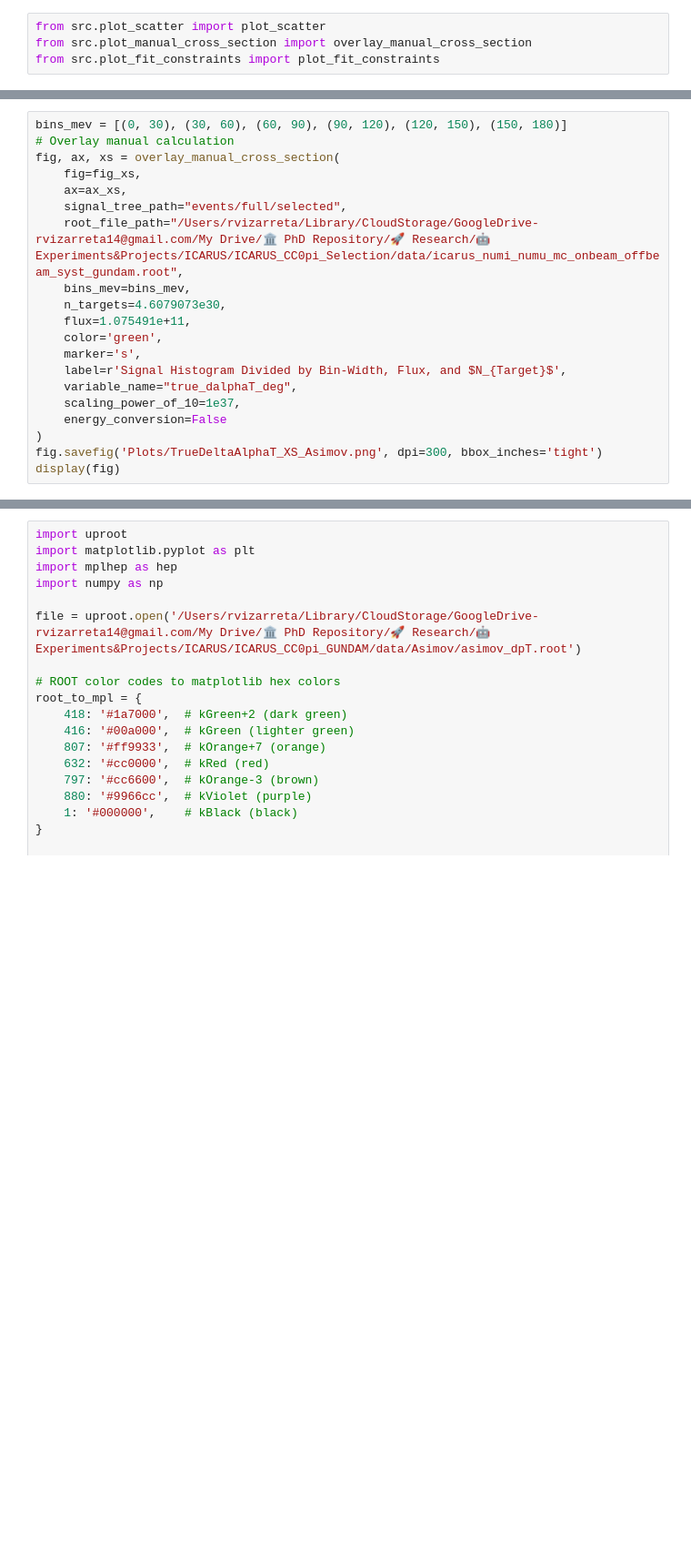
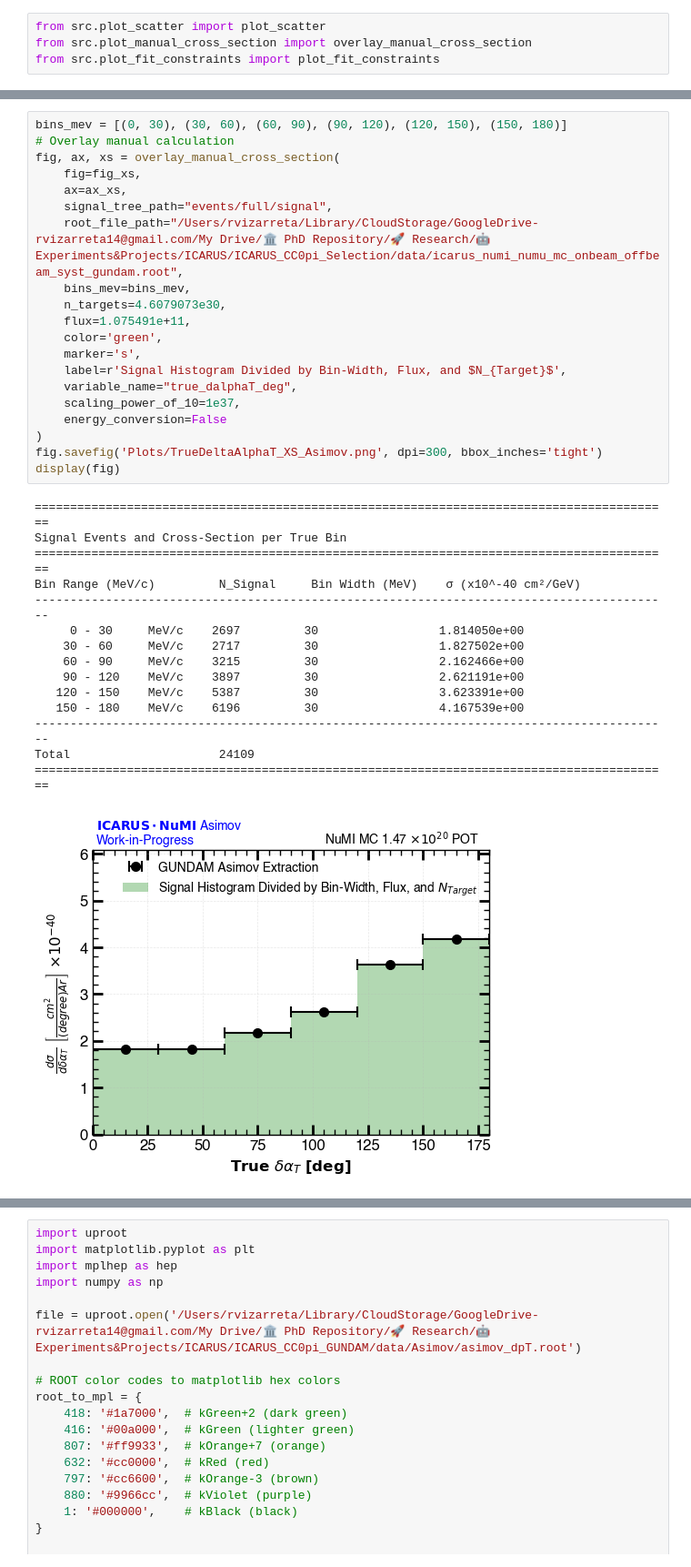
Before and after one commit to rvizarreta/gundam-icarus, a Jupyter notebook: Notebooks/Asimov_Studies.ipynb, the cells around one changed output, grey strips where cells are left out. Shown at 91% size. Drawn from its saved outputs; the diff is of its cells as text; blank space fills up the shorter version.

```diff
--- a/Notebooks/Asimov_Studies.ipynb
+++ b/Notebooks/Asimov_Studies.ipynb
@@ -98,23 +106,39 @@ fig_xs, ax_xs = plot_scatter(
 # %%
 bins_mev = [(0, 30), (30, 60), (60, 90), (90, 120), (120, 150), (150, 180)]
 # Overlay manual calculation
 fig, ax, xs = overlay_manual_cross_section(
     fig=fig_xs,
     ax=ax_xs,
-    signal_tree_path="events/full/selected",
+    signal_tree_path="events/full/signal",
     root_file_path="/Users/rvizarreta/Library/CloudStorage/GoogleDrive-rvizarreta14@gmail.com/My Drive/🏛 PhD Repository/🚀 Research/🤖 Experiments&Projects/ICARUS/ICARUS_CC0pi_Selection/data/icarus_numi_numu_mc_onbeam_offbeam_syst_gundam.root",
     bins_mev=bins_mev,
     n_targets=4.6079073e30,
     flux=1.075491e+11,
     color='green',
     marker='s',
     label=r'Signal Histogram Divided by Bin-Width, Flux, and $N_{Target}$',
     variable_name="true_dalphaT_deg",
     scaling_power_of_10=1e37,
     energy_conversion=False
 )
 fig.savefig('Plots/TrueDeltaAlphaT_XS_Asimov.png', dpi=300, bbox_inches='tight')
 display(fig)
+# %% [output]
+==========================================================================================
+Signal Events and Cross-Section per True Bin
+==========================================================================================
+Bin Range (MeV/c)         N_Signal     Bin Width (MeV)    σ (x10^-40 cm²/GeV)
+------------------------------------------------------------------------------------------
+     0 - 30     MeV/c    2697         30                 1.814050e+00
+    30 - 60     MeV/c    2717         30                 1.827502e+00
+    60 - 90     MeV/c    3215         30                 2.162466e+00
+    90 - 120    MeV/c    3897         30                 2.621191e+00
+   120 - 150    MeV/c    5387         30                 3.623391e+00
+   150 - 180    MeV/c    6196         30                 4.167539e+00
+------------------------------------------------------------------------------------------
+Total                     24109
+==========================================================================================
+[figure, added]
 # %%
 fig_template, ax_template = plot_scatter(
         filename='/Users/rvizarreta/Library/CloudStorage/GoogleDrive-rvizarreta14@gmail.com/My Drive/🏛 PhD Repository/🚀 Research/🤖 Experiments&Projects/ICARUS/ICARUS_CC0pi_GUNDAM/data/Asimov/asimov_dalphaT.root',
```
Also changed, not shown: parts of 7 cells of this notebook, 2 other files.
